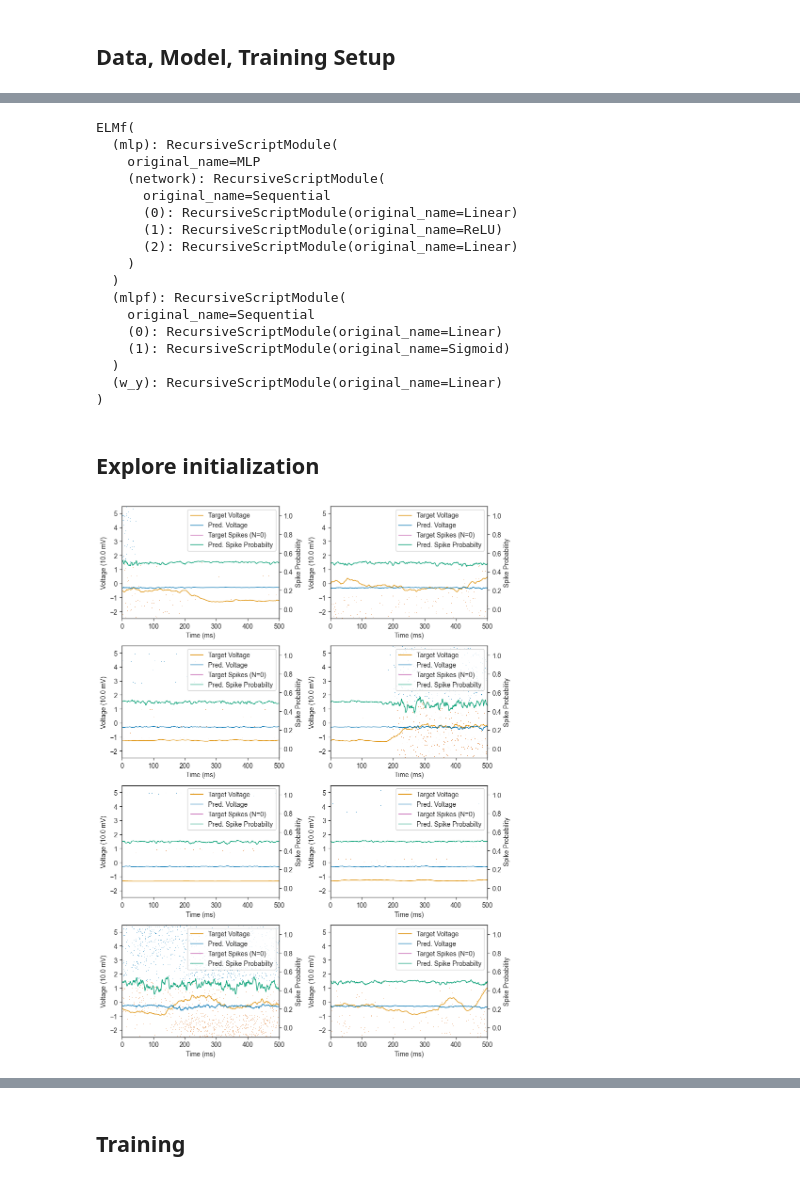
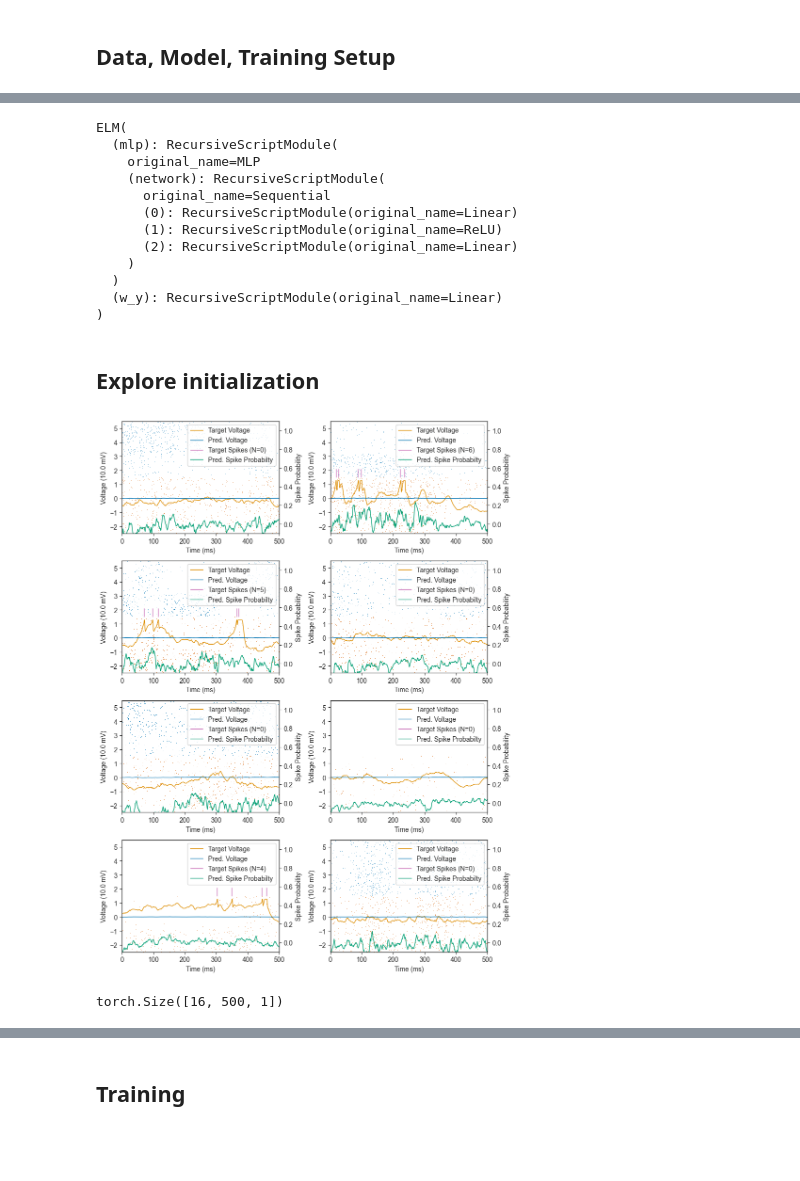
Before and after one commit to Baskin-LIU/elmneuron, a Jupyter notebook: notebooks/self_fit.ipynb, the cells around one changed output, grey strips where cells are left out. Cells and saved outputs as stored; diff of their text form; code cells hidden in the pictures; blank space fills up the shorter version.

Commit message:
spike_extract

```diff
--- a/notebooks/self_fit.ipynb
+++ b/notebooks/self_fit.ipynb
@@ -114,7 +114,7 @@ data_config["label_dim"] = NEURONIO_LABEL_DIM
 
 model_config = dict()
 model_config["num_input"] = data_config["data_dim"]
-model_config["num_output"] = data_config["label_dim"]
+model_config["num_output"] = 1
 model_config["num_memory"] = 10
 #model_config["mlp_hidden_size"] = 10
 model_config["memory_tau_max"] = 150.0
@@ -125,7 +125,7 @@ model_config["input_to_synapse_routing"] = "neuronio_routing"
 # Training Config
 
 train_config = dict()
-train_config['forget_gate'] = True
+train_config['forget_gate'] = False
 train_config["num_epochs"] = 5 if general_config["short_training_run"] else 30
 train_config["learning_rate"] = 5e-4
 train_config["batch_size"] = 16 if general_config["short_training_run"] else 8
@@ -202,7 +196,7 @@ scheduler = CosineAnnealingLR(
 # Visualize ELM model
 print(model)
 # %% [output]
-ELMf(
+ELM(
   (mlp): RecursiveScriptModule(
     original_name=MLP
     (network): RecursiveScriptModule(
@@ -212,20 +206,19 @@ ELMf(
       (2): RecursiveScriptModule(original_name=Linear)
     )
   )
-  (mlpf): RecursiveScriptModule(
-    original_name=Sequential
-    (0): RecursiveScriptModule(original_name=Linear)
-    (1): RecursiveScriptModule(original_name=Sigmoid)
-  )
   (w_y): RecursiveScriptModule(original_name=Linear)
 )
 # %% [markdown]
 ## Explore initialization
 # %%
-X_viz, (y_spike_viz, y_soma_viz, a) = next(iter(train_data_loader))
+X_viz, (y_spike_viz, y_soma_viz) = next(iter(train_data_loader))
 with torch.no_grad():
-    outputs = model.neuronio_eval_forward(X_viz)
-    #outputs = model(X_viz)
-    visualize_training_batch(X_viz, y_spike_viz, y_soma_viz, outputs[..., 0], outputs[..., 1], num_viz=8)
+    #outputs = model.neuronio_eval_forward(X_viz)
+    outputs = model(X_viz)
+    visualize_training_batch(X_viz, y_spike_viz, y_soma_viz, outputs[..., 0], outputs[..., 0], num_viz=8)
 # %% [output]
-[figure, old version]
+[figure, new version]
+# %%
+print(outputs.shape)
+# %% [output]
+torch.Size([16, 500, 1])
```
Also changed, not shown: parts of 7 cells of this notebook, 2 other files.
